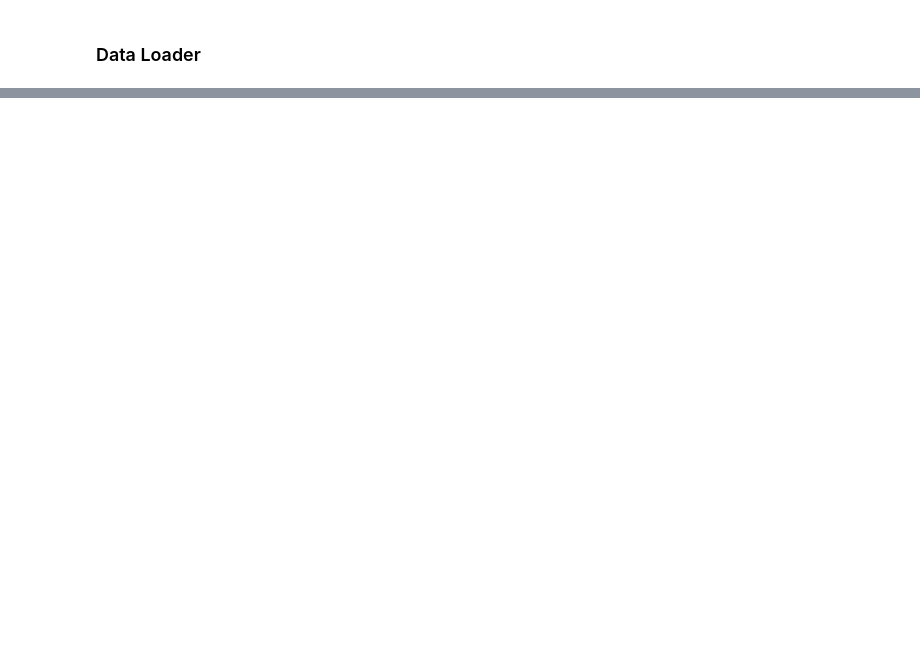
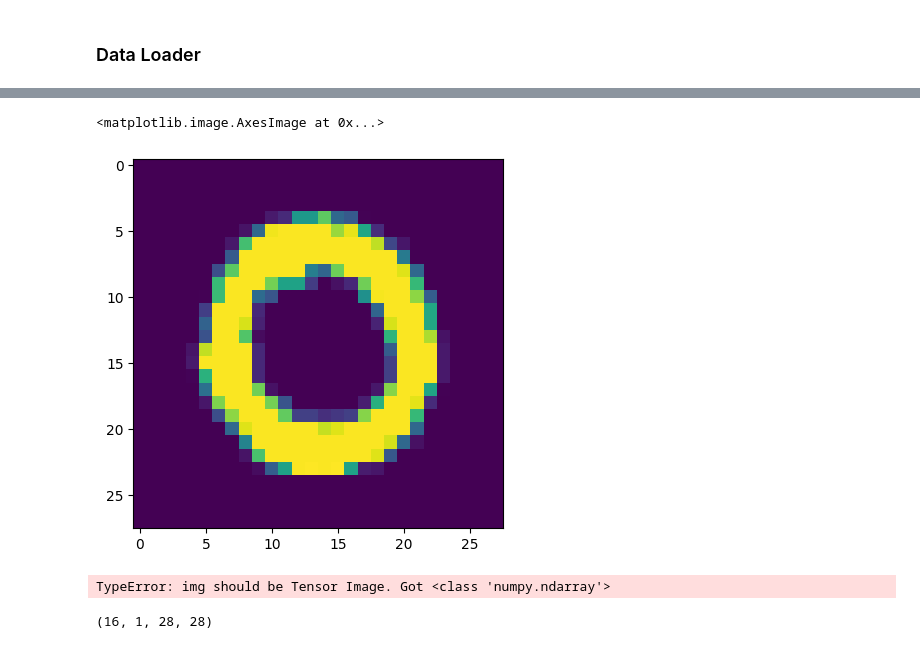
Before and after one commit to Catonpancake/2023winter-seminar, a Jupyter notebook: EDA.ipynb, the cells around one changed output, grey strips where cells are left out. Saved outputs shown, nothing was run; the diff lists cells and outputs as text; code cells hidden in the pictures; blank space fills up the shorter version.

```diff
--- a/EDA.ipynb
+++ b/EDA.ipynb
@@ -70,0 +100,24 @@ drawimg(ds[7])
+# %%
+imgs, labels = next(iter(dl))
+imgs = np.expand_dims(imgs, axis=-1)
+transform = transforms.Compose([
+    transforms.ToTensor(),
+    transforms.Normalize([0.5,], [0.5,])
+])
+
+plt.imshow(tensor_to_pltimg(transform(imgs[1].astype(float))))
+# %% [output]
+<matplotlib.image.AxesImage at 0x...>
+[figure, added]
+# %%
+imgs = np.expand_dims(imgs, axis=1)
+transform = transforms.Normalize([0.5,],[0.5,])
+transform(imgs[0])
+# %% [output]
+TypeError: img should be Tensor Image. Got <class 'numpy.ndarray'>
+# %%
+imgs, labels = next(iter(dl))
+imgs = np.expand_dims(imgs, axis=1)
+imgs.shape
+# %% [output]
+(16, 1, 28, 28)
```
Also changed, not shown: parts of 9 cells of this notebook.
